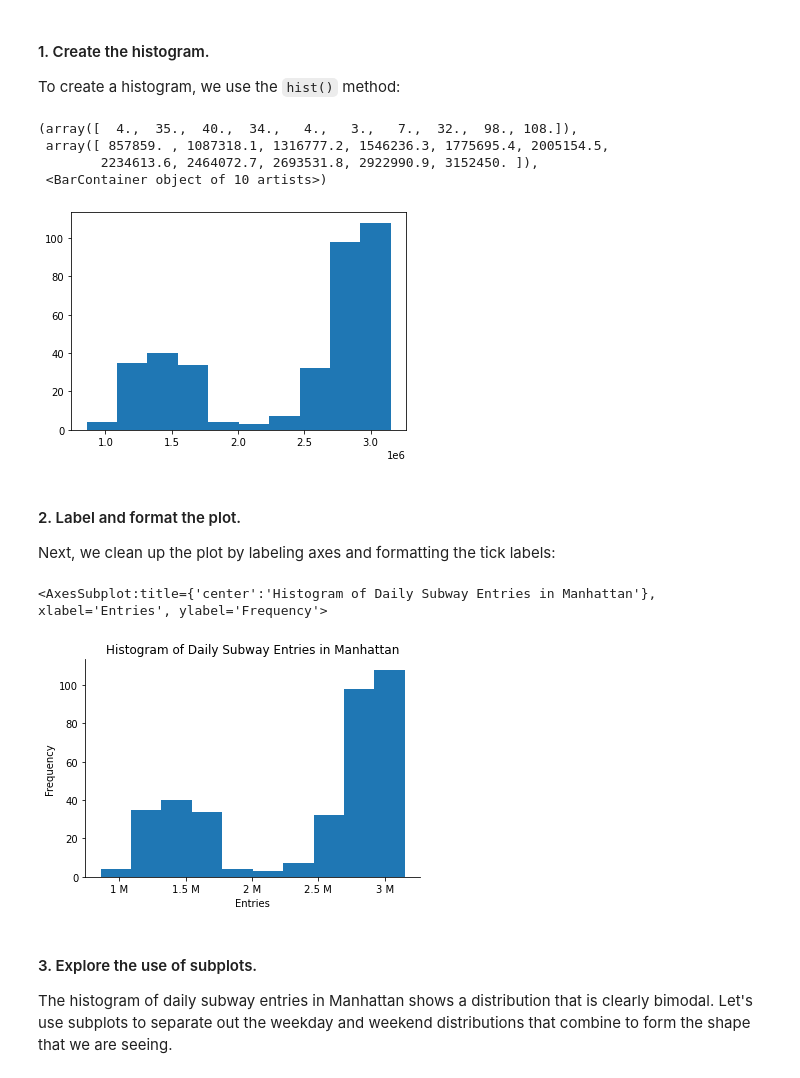
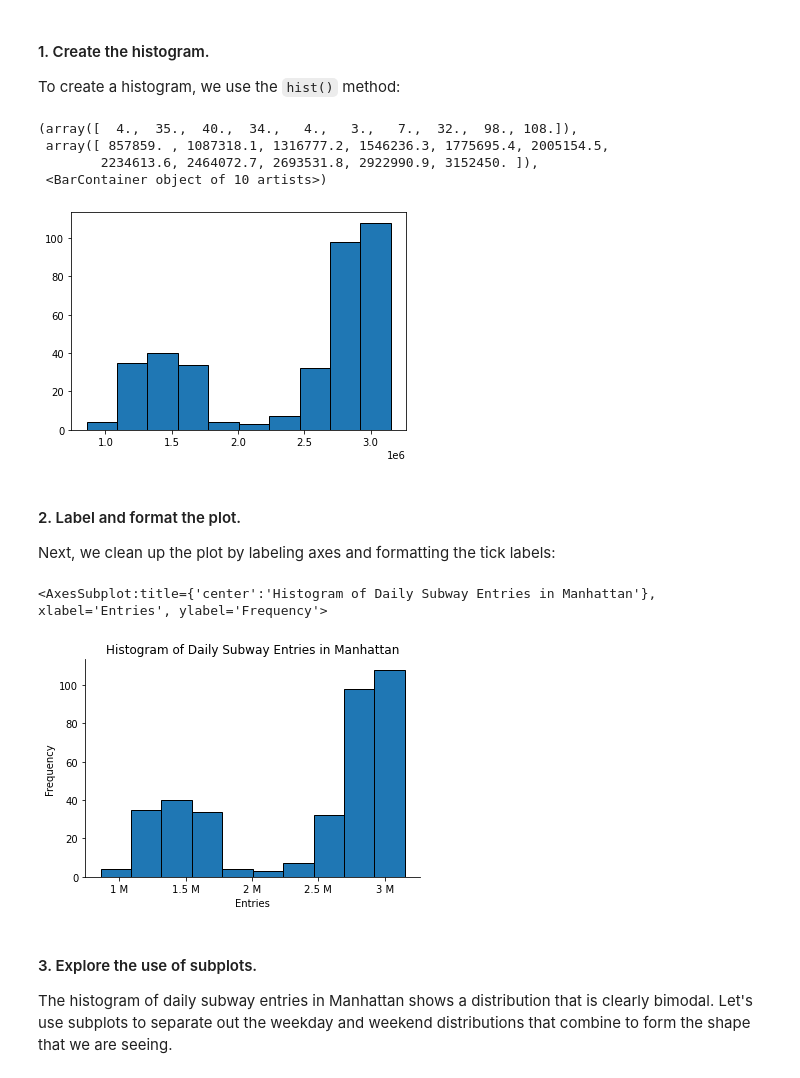
Before and after one commit to stefmolin/python-data-viz-workshop, a Jupyter notebook: notebooks/1-getting_started_with_matplotlib.ipynb, the cells around one changed output. Saved outputs shown, nothing was run; the diff lists cells and outputs as text; code cells hidden in the pictures.

```diff
--- a/notebooks/1-getting_started_with_matplotlib.ipynb
+++ b/notebooks/1-getting_started_with_matplotlib.ipynb
@@ -997,19 +997,19 @@ We will build a histogram of daily subway entries in Manhattan with this data us
 To create a histogram, we use the `hist()` method:
 # %%
 fig, ax = plt.subplots()
-ax.hist(subway_daily.loc['2018', 'Entries']['M'])
+ax.hist(subway_daily.loc['2018', 'Entries']['M'], ec='black')
 # %% [output]
 (array([  4.,  35.,  40.,  34.,   4.,   3.,   7.,  32.,  98., 108.]),
  array([ 857859. , 1087318.1, 1316777.2, 1546236.3, 1775695.4, 2005154.5,
         2234613.6, 2464072.7, 2693531.8, 2922990.9, 3152450. ]),
  <BarContainer object of 10 artists>)
-[figure, old version]
+[figure, new version]
 # %% [markdown]
 #### 2. Label and format the plot.
 Next, we clean up the plot by labeling axes and formatting the tick labels:
 # %%
 fig, ax = plt.subplots()
-ax.hist(subway_daily.loc['2018', 'Entries']['M'])
+ax.hist(subway_daily.loc['2018', 'Entries']['M'], ec='black')
 ax.set(
     xlabel='Entries', ylabel='Frequency',
     title='Histogram of Daily Subway Entries in Manhattan'
@@ -1018,7 +1018,7 @@ ax.xaxis.set_major_formatter(ticker.EngFormatter())
 despine(ax)
 # %% [output]
 <AxesSubplot:title={'center':'Histogram of Daily Subway Entries in Manhattan'}, xlabel='Entries', ylabel='Frequency'>
-[figure, old version]
+[figure, new version]
 # %% [markdown]
 #### 3. Explore the use of subplots.
 The histogram of daily subway entries in Manhattan shows a distribution that is clearly bimodal. Let's use subplots to separate out the weekday and weekend distributions that combine to form the shape that we are seeing.
```
Also changed, not shown: parts of 4 cells of this notebook, 2 other files.
